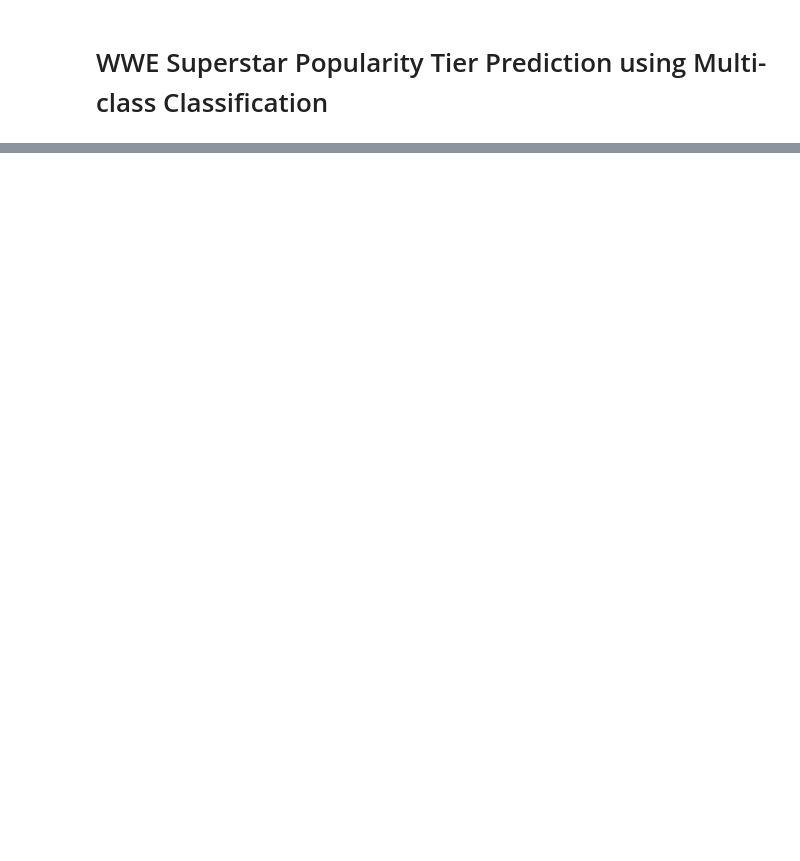
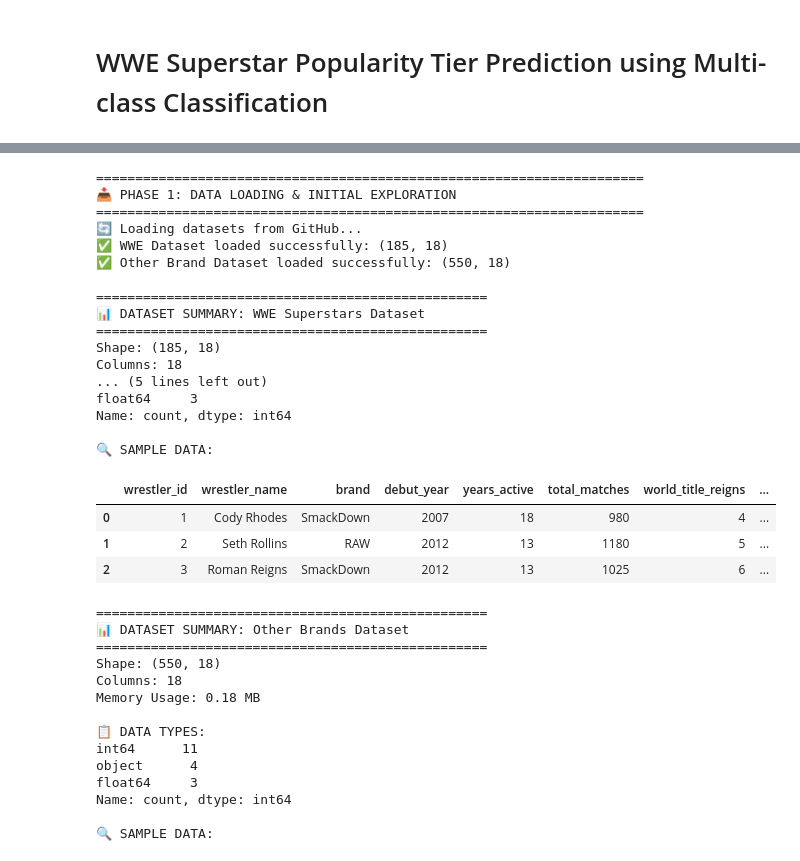
Before and after one commit to flexycode/CCMACLRL_COM231_PROJECT, a Jupyter notebook: notebook/WWE_Superstar_Popularity_Tier_Prediction.ipynb, the cells around one changed output, grey strips where cells are left out. Drawn from its saved outputs; the diff is of its cells as text; code cells hidden in the pictures; blank space fills up the shorter version.

```diff
--- a/notebook/WWE_Superstar_Popularity_Tier_Prediction.ipynb
+++ b/notebook/WWE_Superstar_Popularity_Tier_Prediction.ipynb
@@ -998,26 +4,0 @@ plt.show()
-# %%
-if 'popularity_tier' in other_brand_processed.columns:
-    try:
-        # Handle unseen labels in target
-        unique_actual = other_brand_processed['popularity_tier'].unique()
-        valid_labels = set(unique_actual) & set(target_encoder.classes_)
-
-        if len(valid_labels) > 0:
-            # Filter to only rows with valid labels
-            valid_mask = other_brand_processed['popularity_tier'].isin(valid_labels)
-            valid_actual = other_brand_processed.loc[valid_mask, 'popularity_tier']
-            valid_predictions = other_brand_processed.loc[valid_mask, 'predicted_popularity_tier']
-
-            if len(valid_actual) > 0:
-                valid_actual_encoded = target_encoder.transform(valid_actual)
-                valid_predictions_encoded = target_encoder.transform(valid_predictions)
-                other_accuracy = accuracy_score(valid_actual_encoded, valid_predictions_encoded)
-                print(f"\nAccuracy on Other Brand Data (valid labels only): {other_accuracy:.4f}")
-                print(f"Number of valid comparisons: {len(valid_actual)}")
-            else:
-                print("No valid labels for accuracy calculation")
-        else:
-            print("No matching labels between actual and predicted for accuracy calculation")
-
-    except Exception as e:
-        print(f"Error calculating accuracy: {e}")
@@ -1298,0 +134,53 @@ print("💡 Key insights can help WWE management in talent development and brand
+# %%
+print("\n" + "="*70)
+print("📥 PHASE 1: DATA LOADING & INITIAL EXPLORATION")
+print("="*70)
+
+# Load datasets
+print("🔄 Loading datasets from GitHub...")
+wwe_data = DataLoader.load_from_github(config.WWE_DATA_URL, "WWE Dataset")
+other_brand_data = DataLoader.load_from_github(config.OTHER_BRAND_URL, "Other Brand Dataset")
+
+if wwe_data is None:
+    print("❌ Critical Error: WWE dataset failed to load. Exiting.")
+else:
+    # Dataset summary
+    DataLoader.dataset_summary(wwe_data, "WWE Superstars Dataset")
+    if other_brand_data is not None:
+        DataLoader.dataset_summary(other_brand_data, "Other Brands Dataset")
+# %% [output]
+======================================================================
+📥 PHASE 1: DATA LOADING & INITIAL EXPLORATION
+======================================================================
+🔄 Loading datasets from GitHub...
+✅ WWE Dataset loaded successfully: (185, 18)
+✅ Other Brand Dataset loaded successfully: (550, 18)
+
+==================================================
+📊 DATASET SUMMARY: WWE Superstars Dataset
+==================================================
+Shape: (185, 18)
+Columns: 18
+... (5 lines left out)
+float64     3
+Name: count, dtype: int64
+
+🔍 SAMPLE DATA:
+|  | wrestler_id | wrestler_name | brand | debut_year | years_active | total_matches | world_title_reigns | ... |
+| 0 | 1 | Cody Rhodes | SmackDown | 2007 | 18 | 980 | 4 | ... |
+| 1 | 2 | Seth Rollins | RAW | 2012 | 13 | 1180 | 5 | ... |
+| 2 | 3 | Roman Reigns | SmackDown | 2012 | 13 | 1025 | 6 | ... |
+==================================================
+📊 DATASET SUMMARY: Other Brands Dataset
+==================================================
+Shape: (550, 18)
+Columns: 18
+Memory Usage: 0.18 MB
+
+📋 DATA TYPES:
+int64      11
+object      4
+float64     3
+Name: count, dtype: int64
+
+🔍 SAMPLE DATA:
```
Also changed, not shown: parts of 137 cells of this notebook.
